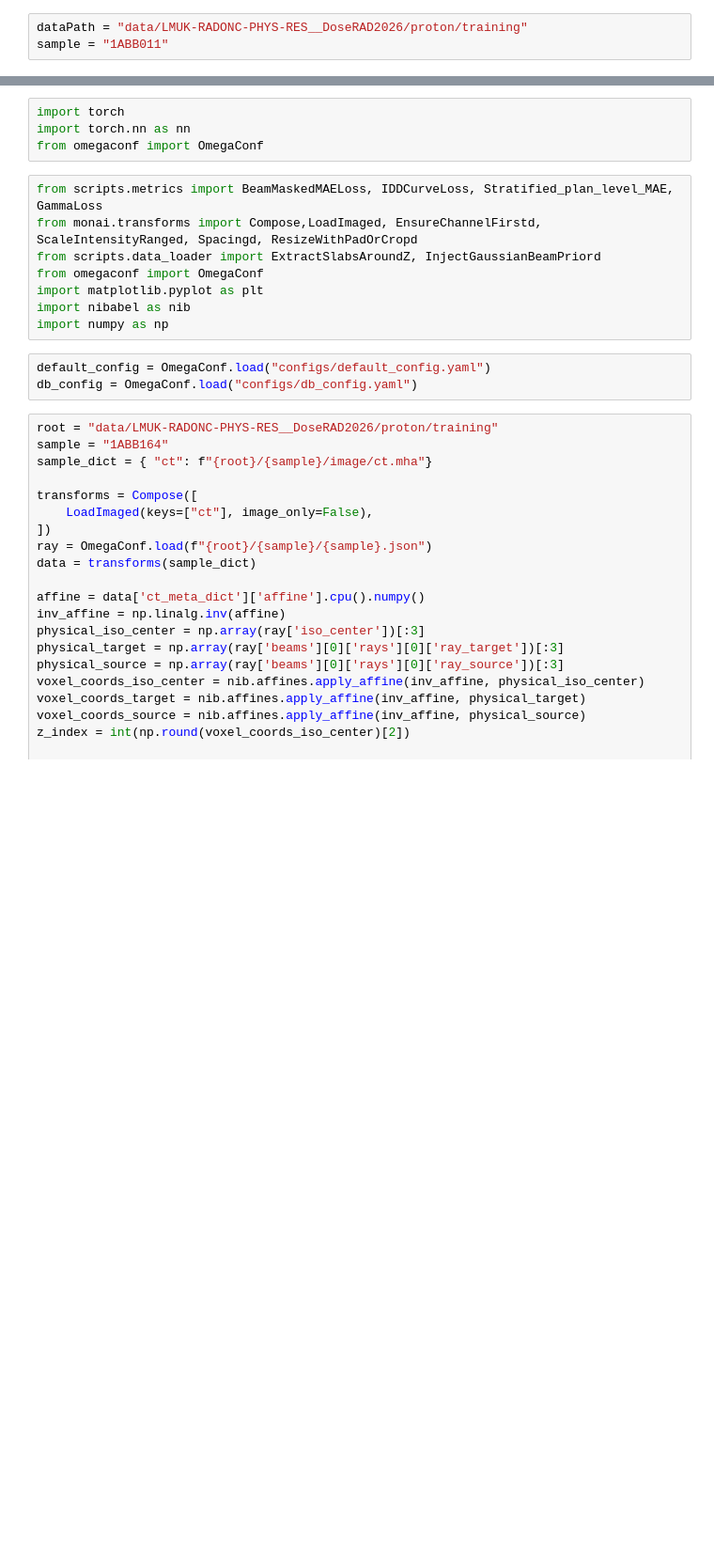
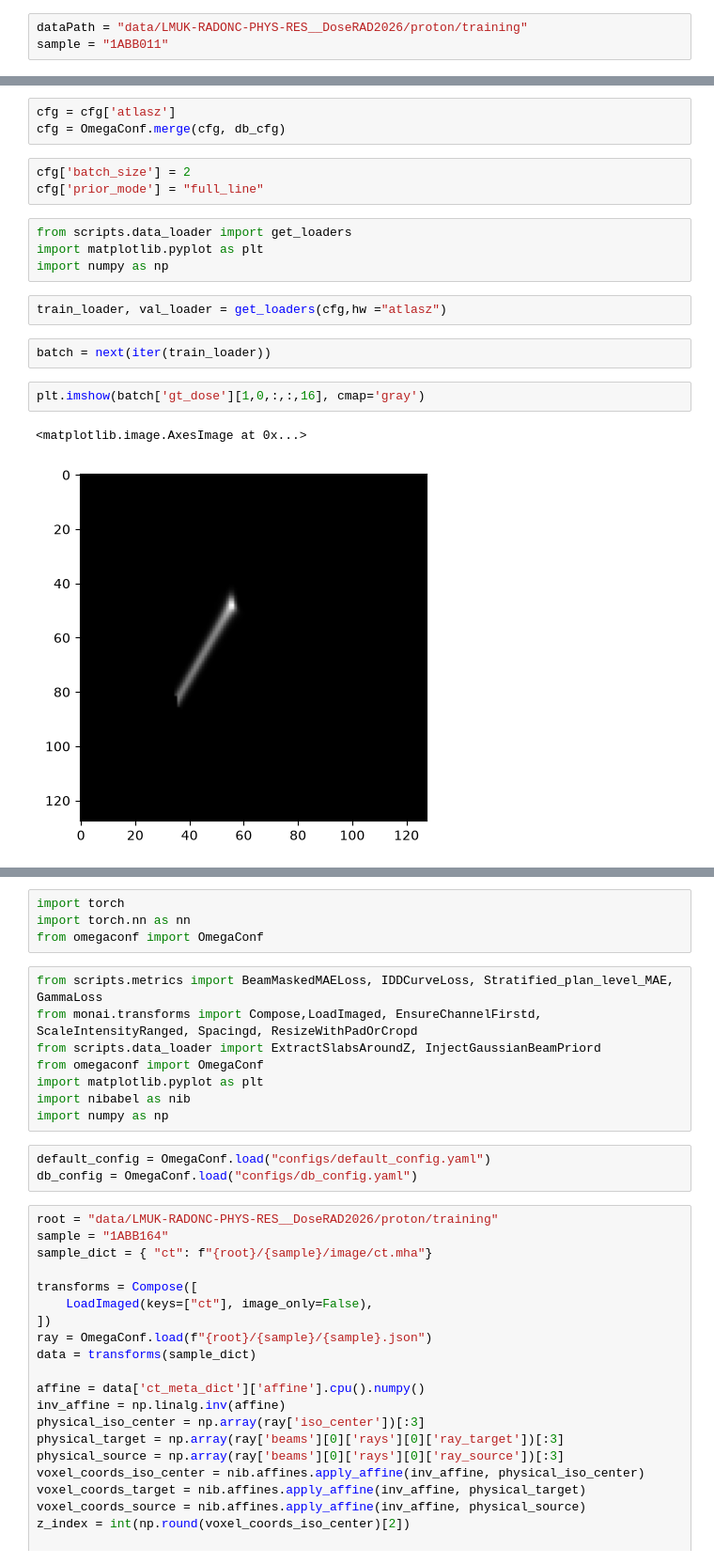
Before and after one commit to Dudgit/nr_dose, a Jupyter notebook: notebooks/atlas.ipynb, the cells around one changed output, grey strips where cells are left out. Shown at 94% size. Drawn from its saved outputs; the diff is of its cells as text; blank space fills up the shorter version.

```diff
--- a/notebooks/atlas.ipynb
+++ b/notebooks/atlas.ipynb
@@ -15,0 +146,19 @@ data             scripts        TODO.md
+# %%
+cfg = cfg['atlasz']
+cfg = OmegaConf.merge(cfg, db_cfg)
+# %%
+cfg['batch_size'] = 2
+cfg['prior_mode'] = "full_line"
+# %%
+from scripts.data_loader import get_loaders
+import matplotlib.pyplot as plt
+import numpy as np
+# %%
+train_loader, val_loader = get_loaders(cfg,hw ="atlasz")
+# %%
+batch = next(iter(train_loader))
+# %%
+plt.imshow(batch['gt_dose'][1,0,:,:,16], cmap='gray')
+# %% [output]
+<matplotlib.image.AxesImage at 0x...>
+[figure, added]
```
Also changed, not shown: parts of 33 cells of this notebook, 14 other files.
